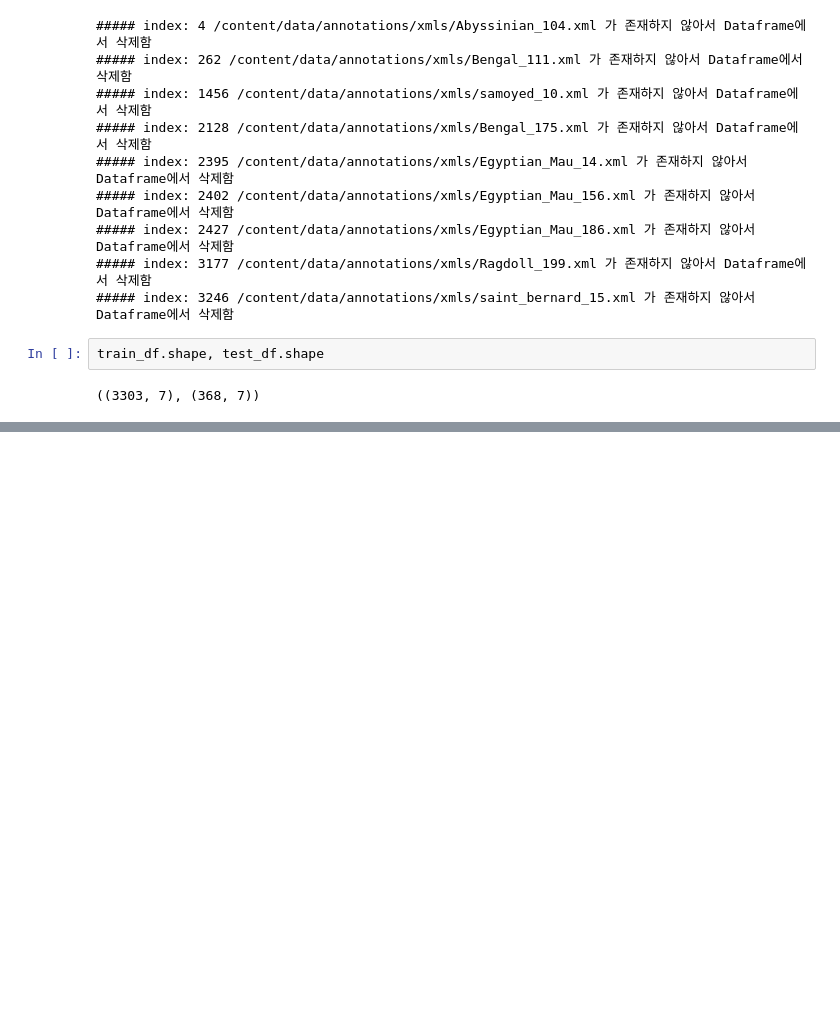
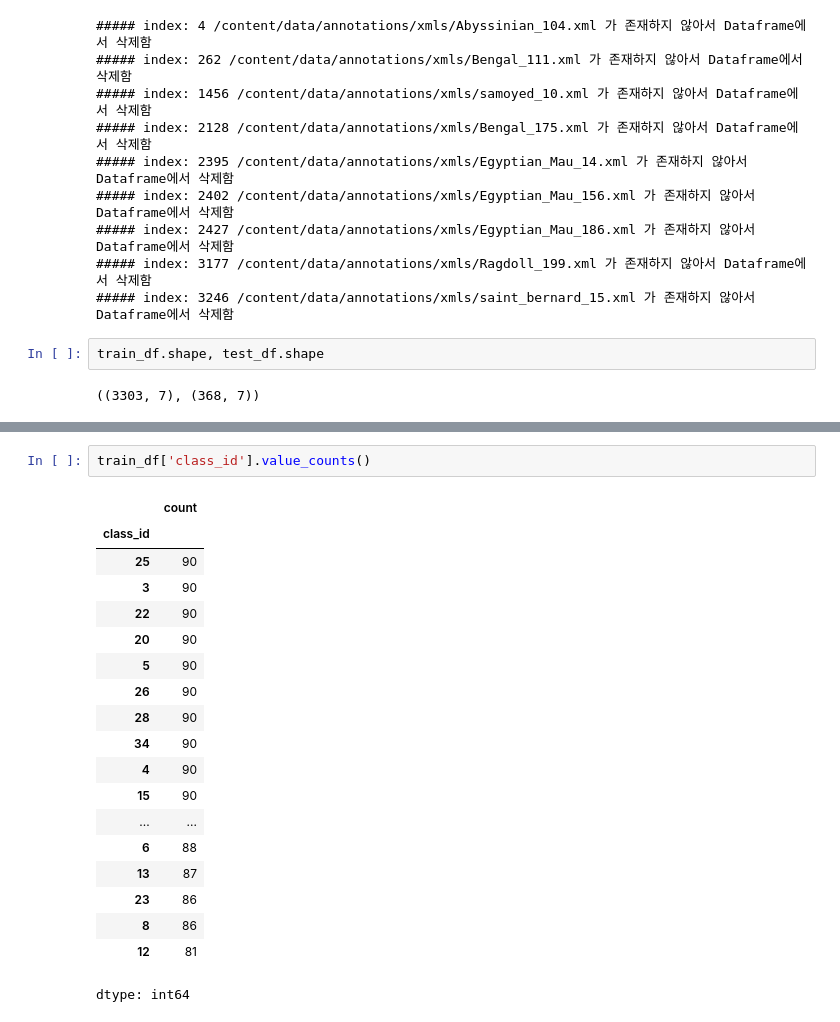
Before and after one commit to chiyeon01/AI-Study, a Jupyter notebook: Oxpet_Dataset2UltralyticsYOLO.ipynb, the cells around one changed output, grey strips where cells are left out. Saved outputs shown, nothing was run; the diff lists cells and outputs as text; blank space fills up the shorter version.

```diff
--- a/Oxpet_Dataset2UltralyticsYOLO.ipynb
+++ b/Oxpet_Dataset2UltralyticsYOLO.ipynb
@@ -152,3 +134,25 @@ train_df.head()
+# %%
+train_df['class_id'].value_counts()
+# %% [output]
+|  | count |
+| class_id |  |
+| 25 | 90 |
+| 3 | 90 |
+| 22 | 90 |
+| 20 | 90 |
+| 5 | 90 |
+| 26 | 90 |
+| 28 | 90 |
+| 34 | 90 |
+| 4 | 90 |
+| 15 | 90 |
+| ... | ... |
+| 6 | 88 |
+| 13 | 87 |
+| 23 | 86 |
+| 8 | 86 |
+| 12 | 81 |
+dtype: int64
 # %%
 import xml.etree.ElementTree as ET
 
```
Also changed, not shown: parts of 15 cells of this notebook.
